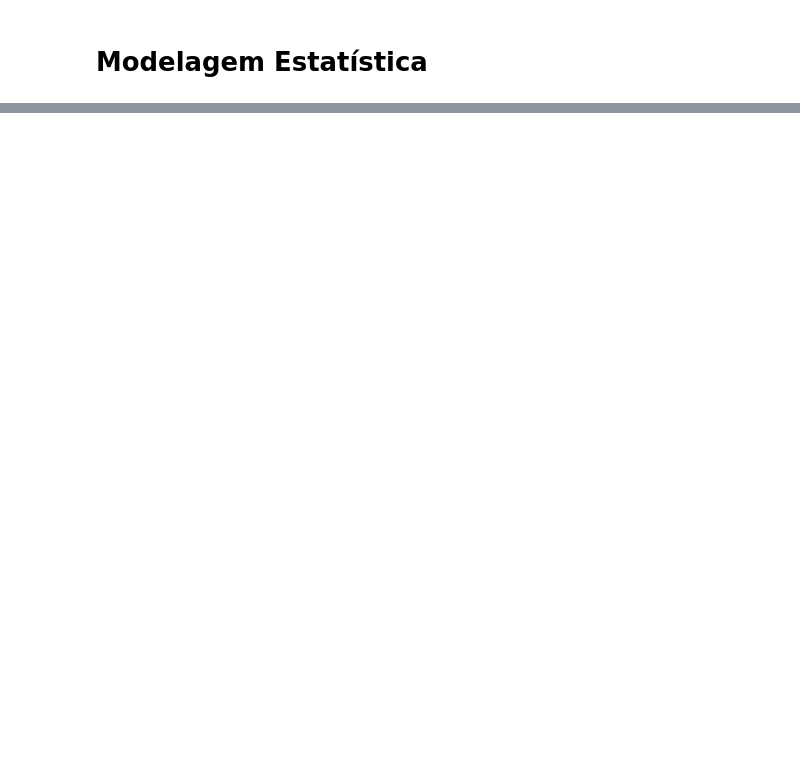
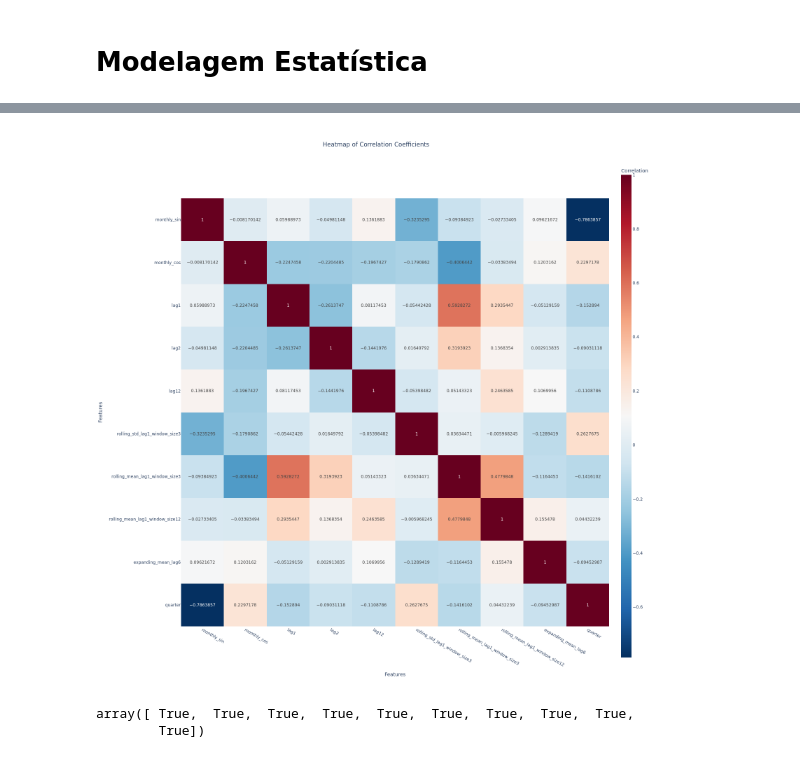
Before and after one commit to HeyLucasLeao/forecasting, a Jupyter notebook: 1.air_passangers.ipynb, the cells around one changed output, grey strips where cells are left out. Saved outputs shown, nothing was run; the diff lists cells and outputs as text; code cells hidden in the pictures; blank space fills up the shorter version.

```diff
--- a/1.air_passangers.ipynb
+++ b/1.air_passangers.ipynb
@@ -111,4 +110,4 @@ stationarity_check(df[["y", "lag_1", "lag_12"]], fig_type="png")
 # %% [output]
 [figure]
 # %%
-df[["y", "lag_1", "lag_12"]].shape[1]
+df.drop(columns=["lag_1", "lag_12"], inplace=True)
@@ -212,0 +210,20 @@ evaluate(test[columns],
+# %%
+models = [LinearRegression(), RandomForestRegressor(random_state=42, n_jobs=-1, max_depth=int(np.ceil(np.log2(len(train)) - 1)))]
+
+mf = MLForecast(
+    models=models,
+    freq='MS',
+    lags=[1, 2, 12],
+    lag_transforms={
+        1: [
+        RollingStd(window_size=3),  # Volatilidade recente
+        RollingMean(window_size=3), # Nível de curto prazo (3 meses)
+        RollingMean(window_size=12), # Nível de longo prazo (12 meses)]}
+        ],
+        6: [ExpandingMean()] # Média acumulada (longo prazo)
+    },
+    target_transforms=[Differences([1, 12])],
+    date_features=["quarter"],
+)
+
+mf.fit(train, static_features=[])
@@ -212,0 +292,13 @@ evaluate(test[columns],
+# %%
+corr_heatmap(mf.preprocess(train, static_features=[]).drop(columns=["unique_id", "ds", "y"]), fig_type="png")
+# %% [output]
+[figure, added]
+# %%
+filter_features_by_vif(
+    mf.preprocess(train, static_features=[]).drop(columns=["unique_id", "ds", "y"]),
+    threshold=5.0,
+    verbose=True,
+)
+# %% [output]
+array([ True,  True,  True,  True,  True,  True,  True,  True,  True,
+        True])
```
Also changed, not shown: parts of 27 cells of this notebook.
